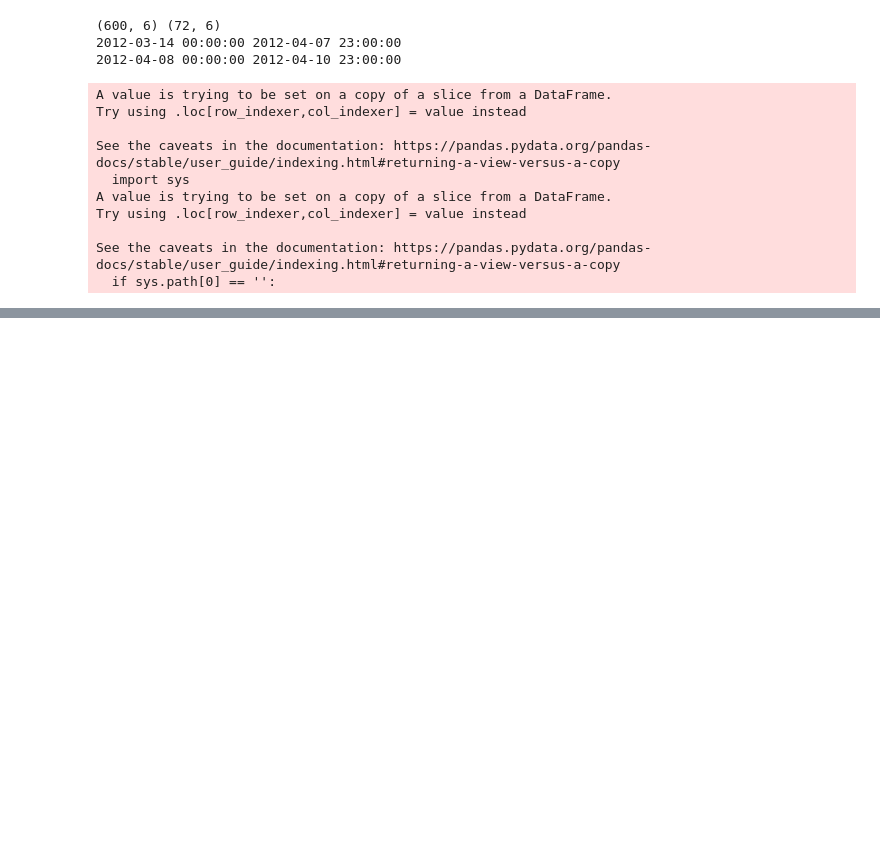
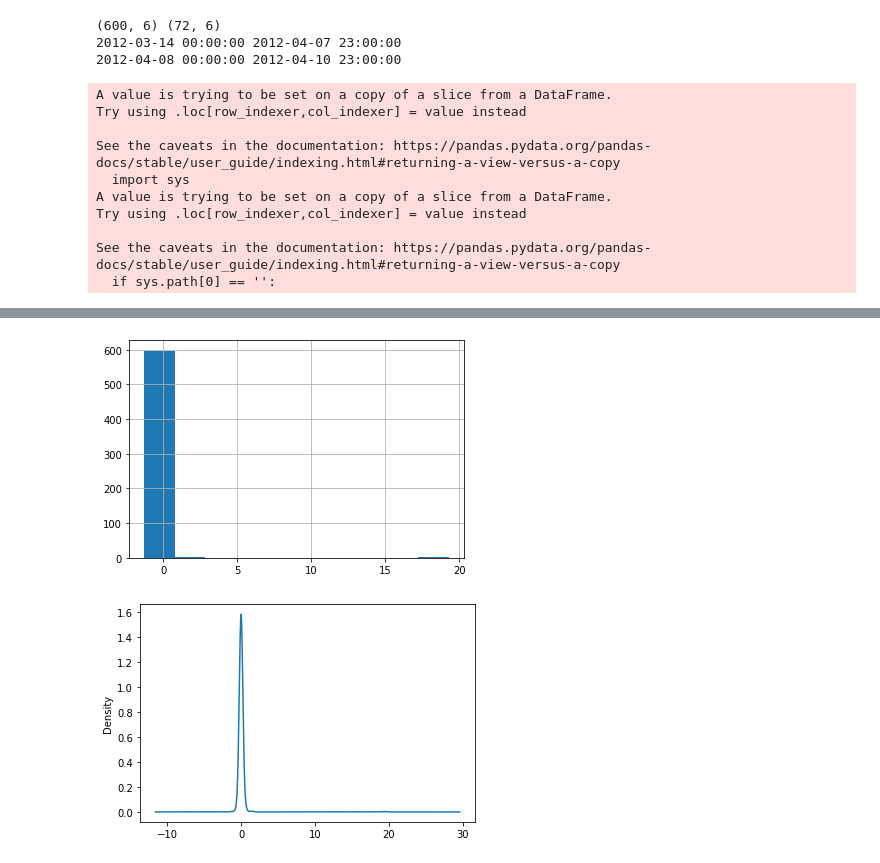
Before and after one commit to HedersonSantos/SmartHome, a Jupyter notebook: seriesTemporais_sarimax_2.ipynb, the cells around one changed output, grey strips where cells are left out. Drawn from its saved outputs; the diff is of its cells as text; code cells hidden in the pictures; blank space fills up the shorter version.

```diff
--- a/seriesTemporais_sarimax_2.ipynb
+++ b/seriesTemporais_sarimax_2.ipynb
@@ -332,0 +269,9 @@ plotaSeries(None, dfTeste['Indoor_temperature_room'], dfTeste['SARIMAX'])
+# %%
+resíduos1.hist()
+
+plt.show()
+resíduos1.plot(kind='kde')
+plt.show()
+# %% [output]
+[figure, added]
+[figure, added]
```
Also changed, not shown: parts of 18 cells of this notebook.
